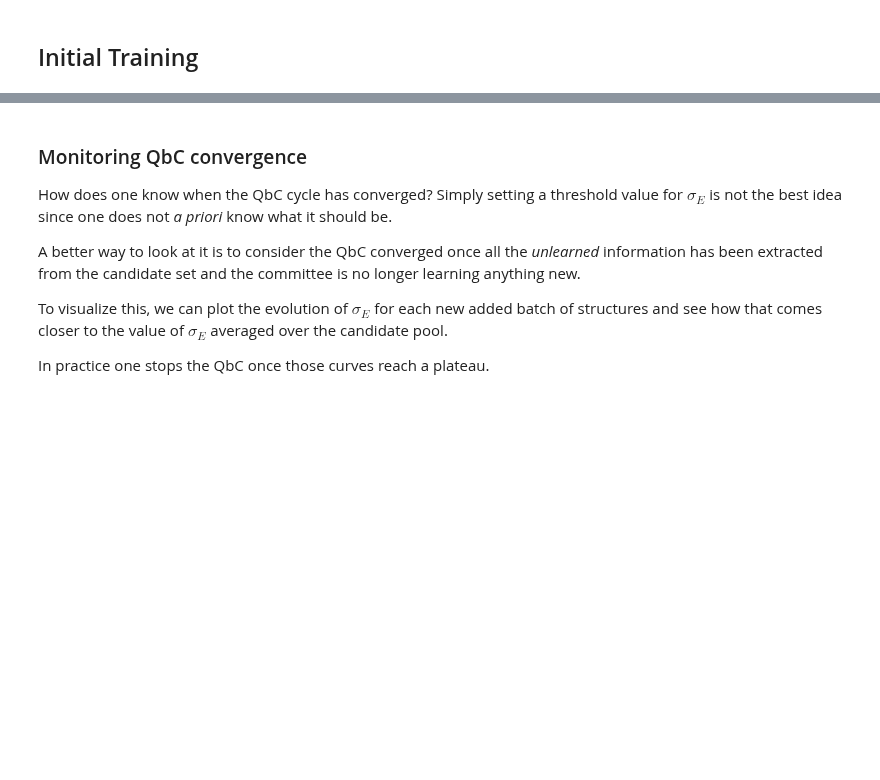
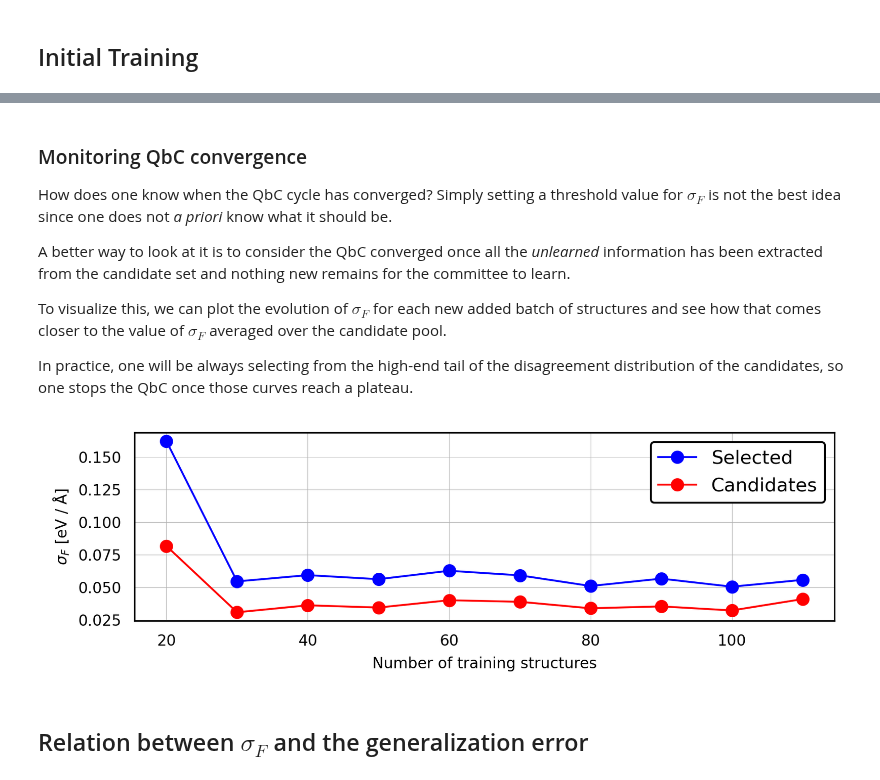
Before and after one commit to sabia-group/AL-tutorial, a Jupyter notebook: notebooks/tutorial.ipynb, the cells around one changed output, grey strips where cells are left out. Cells and saved outputs as stored; diff of their text form; code cells hidden in the pictures; blank space fills up the shorter version.

```diff
--- a/notebooks/tutorial.ipynb
+++ b/notebooks/tutorial.ipynb
@@ -374,26 +435,24 @@ run_qbc(
 # %% [markdown]
 ### Monitoring QbC convergence
 
-How does one know when the QbC cycle has converged? Simply setting a threshold value for $\sigma_E$ is not the best idea since one does not *a priori* know what it should be.
+How does one know when the QbC cycle has converged? Simply setting a threshold value for $\sigma_F$ is not the best idea since one does not *a priori* know what it should be.
 
-A better way to look at it is to consider the QbC converged once all the *unlearned* information has been extracted from the candidate set and the committee is no longer learning anything new.
+A better way to look at it is to consider the QbC converged once all the *unlearned* information has been extracted from the candidate set and nothing new remains for the committee to learn.
 
-To visualize this, we can plot the evolution of $\sigma_E$ for each new added batch of structures and see how that comes closer to the value of $\sigma_E$ averaged over the candidate pool.
+To visualize this, we can plot the evolution of $\sigma_F$ for each new added batch of structures and see how that comes closer to the value of $\sigma_F$ averaged over the candidate pool.
 
-In practice one stops the QbC once those curves reach a plateau.
+In practice, one will be always selecting from the high-end tail of the disagreement distribution of the candidates, so one stops the QbC once those curves reach a plateau.
 # %%
-n_training_structures   = np.arange(n_init_train,n_iter_qbc*n_add_iter+n_init_train,n_add_iter)
+n_training_structures = np.arange(n_init_train, (n_iter_qbc * n_add_iter) + n_init_train, n_add_iter)
 sigma = np.loadtxt('qbc-work/disagreement.txt').T
 
-# --- First plot: Selected ---
 plt.plot(n_training_structures, sigma[0], '-o', label='Selected', color="blue")
-plt.fill_between(n_training_structures,sigma[0]-sigma[2],sigma[0]+sigma[2],color="blue",alpha=0.2,linewidth=0)
-
-# --- Second plot: Candidates ---
 plt.plot(n_training_structures, sigma[1], '-o', label='Candidates', color="red")
-plt.fill_between(n_training_structures,sigma[1]-sigma[3],sigma[1]+sigma[3],color="red",alpha=0.2,linewidth=0)
-
 plt.legend()
-plt.xlabel('n. training structures')
-plt.ylabel(r'$\sigma_F$ [eV/$\mathrm{\AA}$]')
-plt.show()
+plt.xlabel('Number of training structures')
+plt.ylabel(r'$\sigma_F$ [eV / $\mathrm{\AA}$]')
+plt.tight_layout();
+# %% [output]
+[figure, added]
+# %% [markdown]
+## Relation between $\sigma_F$ and the generalization error
```
Also changed, not shown: parts of 44 cells of this notebook.
